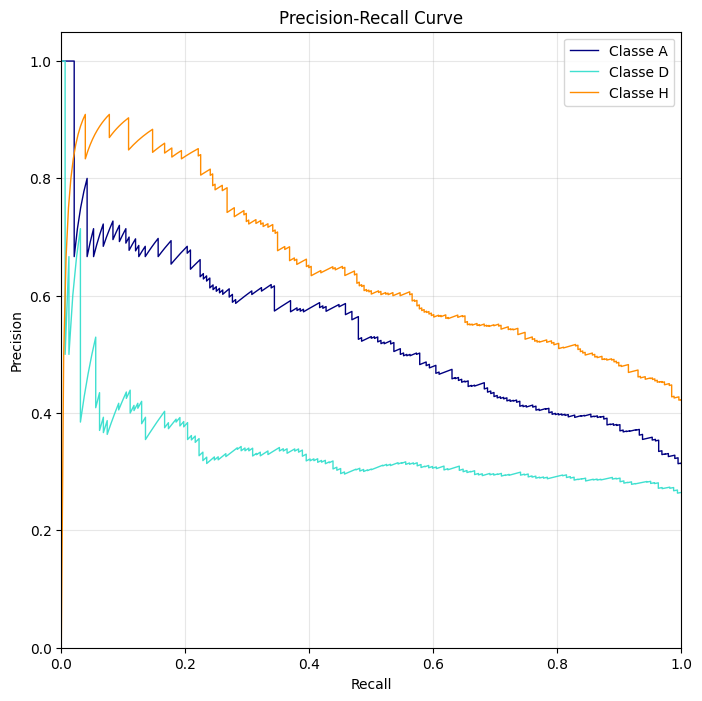
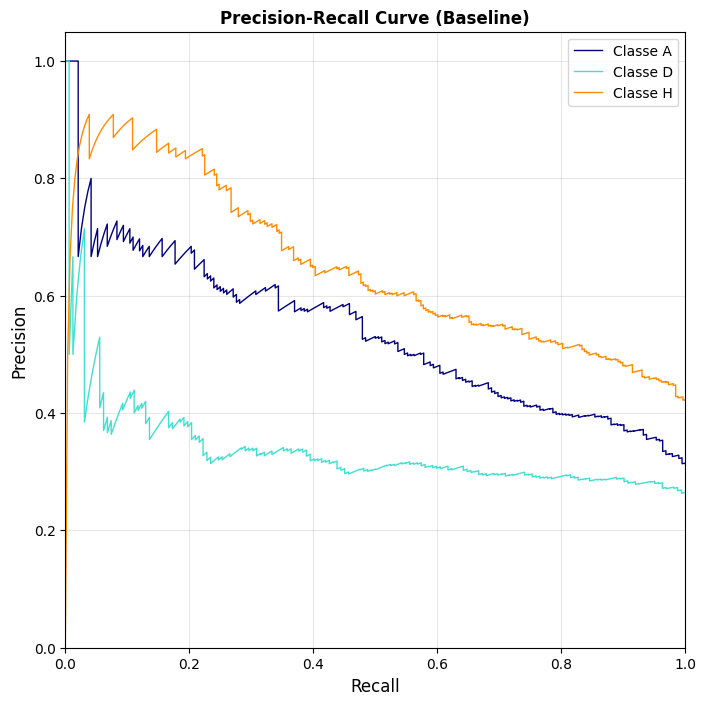
Unified diff of the notebook cell whose output changed from the first chart to the second:
--- before
+++ after
@@ -19,9 +19,9 @@
     plt.plot(recall, precision, color=color, lw=1, label=f"Classe {class_label}")
 
-plt.xlabel('Recall')
-plt.ylabel('Precision')
+plt.xlabel('Recall', fontsize=12)
+plt.ylabel('Precision', fontsize=12)
 plt.ylim([0.0, 1.05])
 plt.xlim([0.0, 1.0])
-plt.title('Precision-Recall Curve')
+plt.title('Precision-Recall Curve (Baseline)', fontweight='bold')
 plt.legend(loc="best")
 plt.grid(True, alpha=0.3)

Commit: modificação de alguma legendas de gráficos